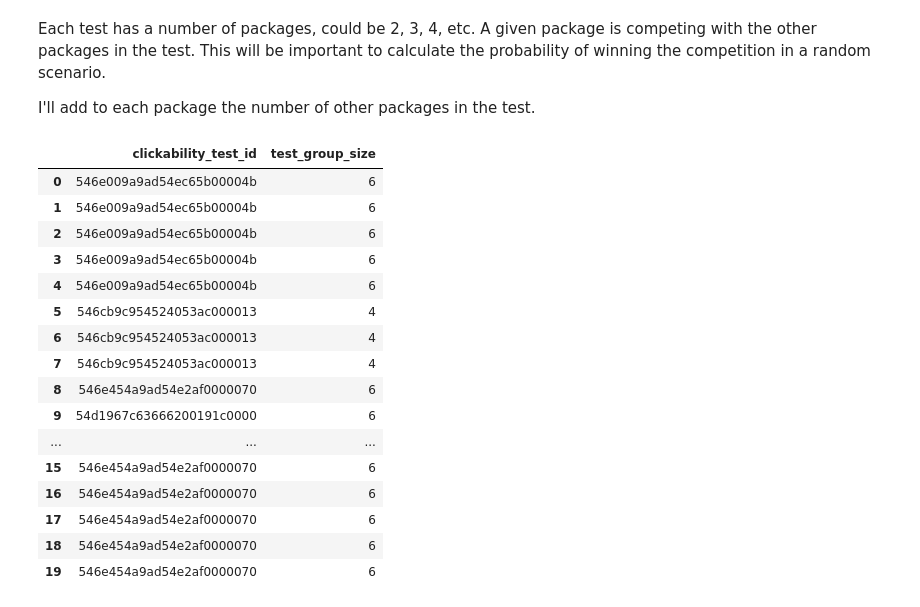
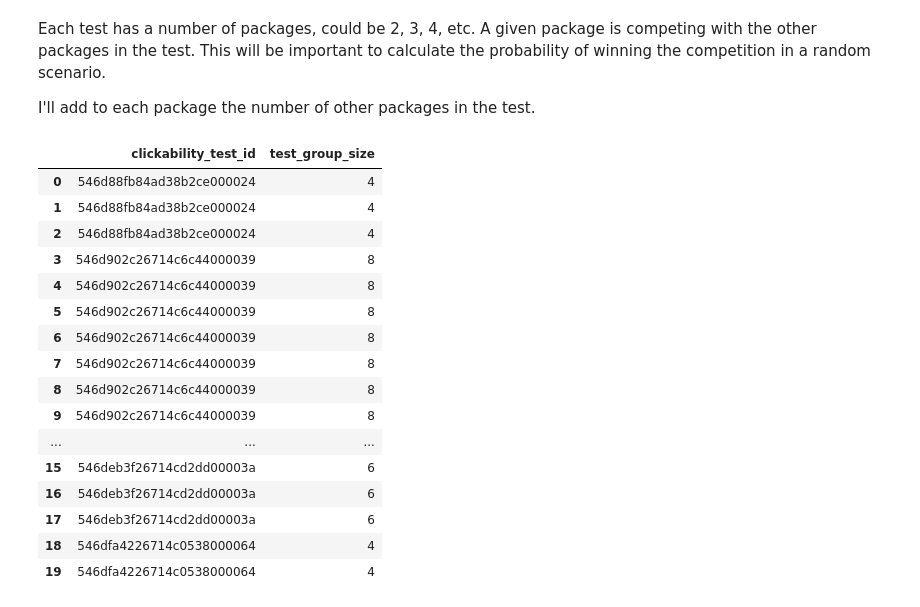
Before and after one commit to dcalabresi-umd/msml641-nlp-project, a Jupyter notebook: 2-feature-engineering.ipynb, the cells around one changed output. Saved outputs shown, nothing was run; the diff lists cells and outputs as text; code cells hidden in the pictures.

```diff
--- a/2-feature-engineering.ipynb
+++ b/2-feature-engineering.ipynb
@@ -81,19 +115,14 @@ I obtained this idea from the Nate Matias meta analysis and a proposal made in h
 
 First I'll extract and print the names of persons identified in the headlines.
 # %%
-def get_persons(text: str) -> list:
-    if not isinstance(text, str) or not text.strip():
-        return []
-    doc = nlp(text)
-    person_names = [ent.text for ent in doc.ents if ent.label_ == "PERSON"]
-    return person_names
+texts = exploratory_df["headline"].fillna("").tolist()
 
-# Combine all person names from all headlines into one list
 person_names = set()
-for persons in df["headline"].apply(get_persons):
+
+for doc in nlp.pipe(texts, batch_size=256, n_process=4):
+    persons = [ent.text for ent in doc.ents if ent.label_ == "PERSON"]
     person_names.update(persons)
 
 print(f"{len(person_names)} unique persons found in the headlines")
-
 print(f"Persons found: {', '.join(person_names)}")
 # %% [output]
@@ -319,0 +450,13 @@ I tried to use SpaCy "mood" attribute which should return "Imp" if it detects an
+# %%
+import nltk
+from nltk.sentiment import SentimentIntensityAnalyzer
+
+nltk.download('vader_lexicon')
+
+sentiment_analyzer = SentimentIntensityAnalyzer()
+
+# Apply VADER to each headline
+sentiment_df = exploratory_df['headline'].apply(sentiment_analyzer.polarity_scores).apply(pd.Series)
+exploratory_df = pd.concat([exploratory_df, sentiment_df], axis=1)
+
+exploratory_df[["headline", "neg", "neu", "pos", "compound"]].describe()
@@ -320,36 +495,44 @@ I tried to use SpaCy "mood" attribute which should return "Imp" if it detects an
 # %% [markdown]
 ## Dataset related features
 # %%
-df["created_at"] = pd.to_datetime(df["created_at"], format="mixed")
+exploratory_df["created_at"] = pd.to_datetime(exploratory_df["created_at"], format="mixed")
+confirmatory_df["created_at"] = pd.to_datetime(confirmatory_df["created_at"], format="mixed")
+holdout_df["created_at"] = pd.to_datetime(holdout_df["created_at"], format="mixed")
 
 # Day of the week
-df["created_at_dayofweek"] = df["created_at"].dt.dayofweek
+exploratory_df["created_at_dayofweek"] = exploratory_df["created_at"].dt.dayofweek
+confirmatory_df["created_at_dayofweek"] = confirmatory_df["created_at"].dt.dayofweek
+holdout_df["created_at_dayofweek"] = holdout_df["created_at"].dt.dayofweek
 
 # Hour of the day
-df["created_at_hourofday"] = df["created_at"].dt.hour
+exploratory_df["created_at_hourofday"] = exploratory_df["created_at"].dt.hour
+confirmatory_df["created_at_hourofday"] = confirmatory_df["created_at"].dt.hour
+holdout_df["created_at_hourofday"] = holdout_df["created_at"].dt.hour
 # %% [markdown]
 Each test has a number of packages, could be 2, 3, 4, etc. A given package is competing with the other packages in the test. This will be important to calculate the probability of winning the competition in a random scenario.
 
 I'll add to each package the number of other packages in the test.
 # %%
-df["test_group_size"] = df.groupby("clickability_test_id")["clickability_test_id"].transform("size")
+exploratory_df["test_group_size"] = exploratory_df.groupby("clickability_test_id")["clickability_test_id"].transform("size")
+confirmatory_df["test_group_size"] = confirmatory_df.groupby("clickability_test_id")["clickability_test_id"].transform("size")
+holdout_df["test_group_size"] = holdout_df.groupby("clickability_test_id")["clickability_test_id"].transform("size")
 # %%
-df[["clickability_test_id", "test_group_size"]][:20]
+exploratory_df[["clickability_test_id", "test_group_size"]][:20]
 # %% [output]
 |  | clickability_test_id | test_group_size |
-| 0 | 546e009a9ad54ec65b00004b | 6 |
-| 1 | 546e009a9ad54ec65b00004b | 6 |
-| 2 | 546e009a9ad54ec65b00004b | 6 |
-| 3 | 546e009a9ad54ec65b00004b | 6 |
-| 4 | 546e009a9ad54ec65b00004b | 6 |
-| 5 | 546cb9c954524053ac000013 | 4 |
-| 6 | 546cb9c954524053ac000013 | 4 |
-| 7 | 546cb9c954524053ac000013 | 4 |
-| 8 | 546e454a9ad54e2af0000070 | 6 |
-| 9 | 54d1967c63666200191c0000 | 6 |
+| 0 | 546d88fb84ad38b2ce000024 | 4 |
+| 1 | 546d88fb84ad38b2ce000024 | 4 |
+| 2 | 546d88fb84ad38b2ce000024 | 4 |
+| 3 | 546d902c26714c6c44000039 | 8 |
+| 4 | 546d902c26714c6c44000039 | 8 |
+| 5 | 546d902c26714c6c44000039 | 8 |
+| 6 | 546d902c26714c6c44000039 | 8 |
+| 7 | 546d902c26714c6c44000039 | 8 |
+| 8 | 546d902c26714c6c44000039 | 8 |
+| 9 | 546d902c26714c6c44000039 | 8 |
 | ... | ... | ... |
-| 15 | 546e454a9ad54e2af0000070 | 6 |
-| 16 | 546e454a9ad54e2af0000070 | 6 |
-| 17 | 546e454a9ad54e2af0000070 | 6 |
-| 18 | 546e454a9ad54e2af0000070 | 6 |
-| 19 | 546e454a9ad54e2af0000070 | 6 |
+| 15 | 546deb3f26714cd2dd00003a | 6 |
+| 16 | 546deb3f26714cd2dd00003a | 6 |
+| 17 | 546deb3f26714cd2dd00003a | 6 |
+| 18 | 546dfa4226714c0538000064 | 4 |
+| 19 | 546dfa4226714c0538000064 | 4 |
```
Also changed, not shown: parts of 35 cells of this notebook, 11 other files.
